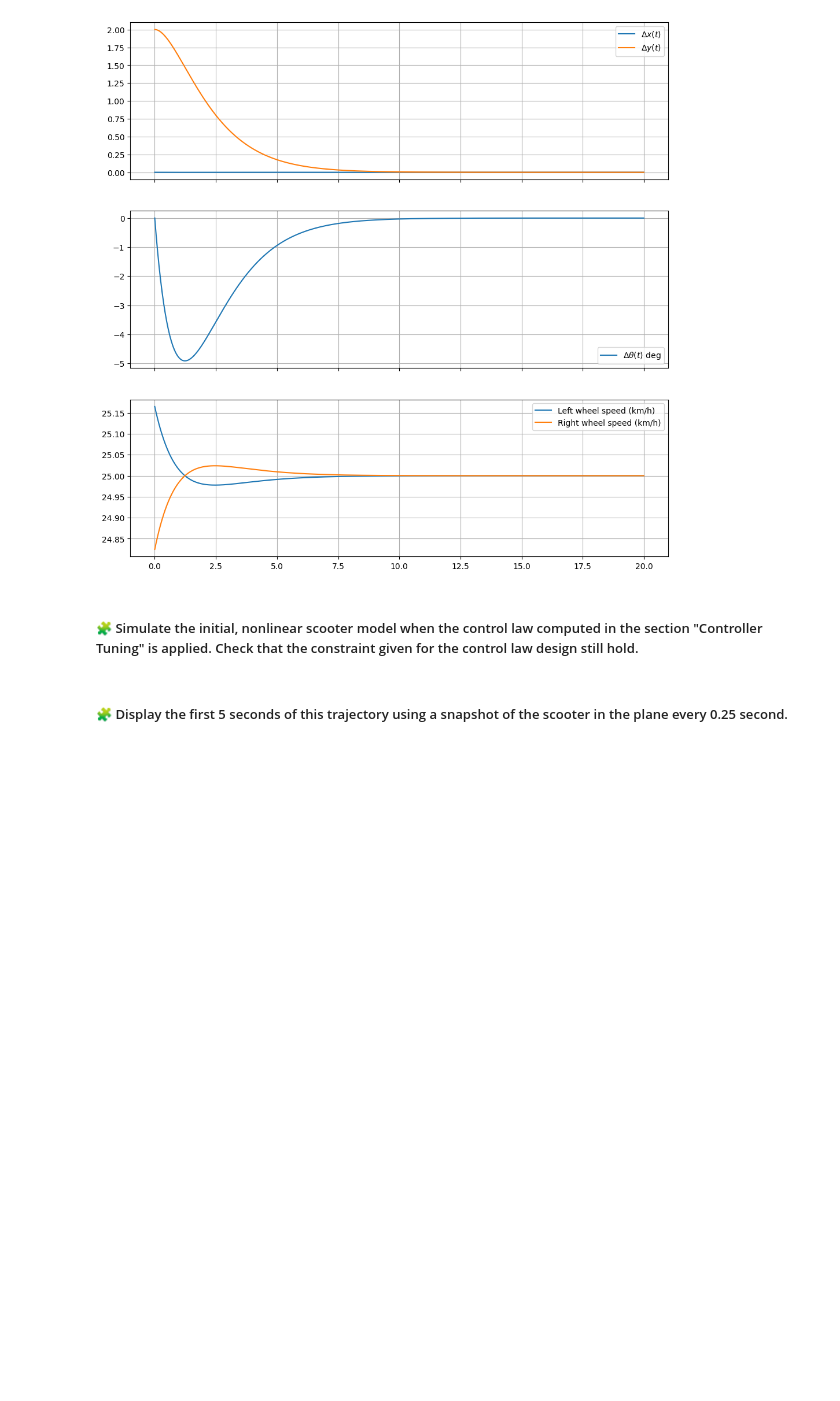
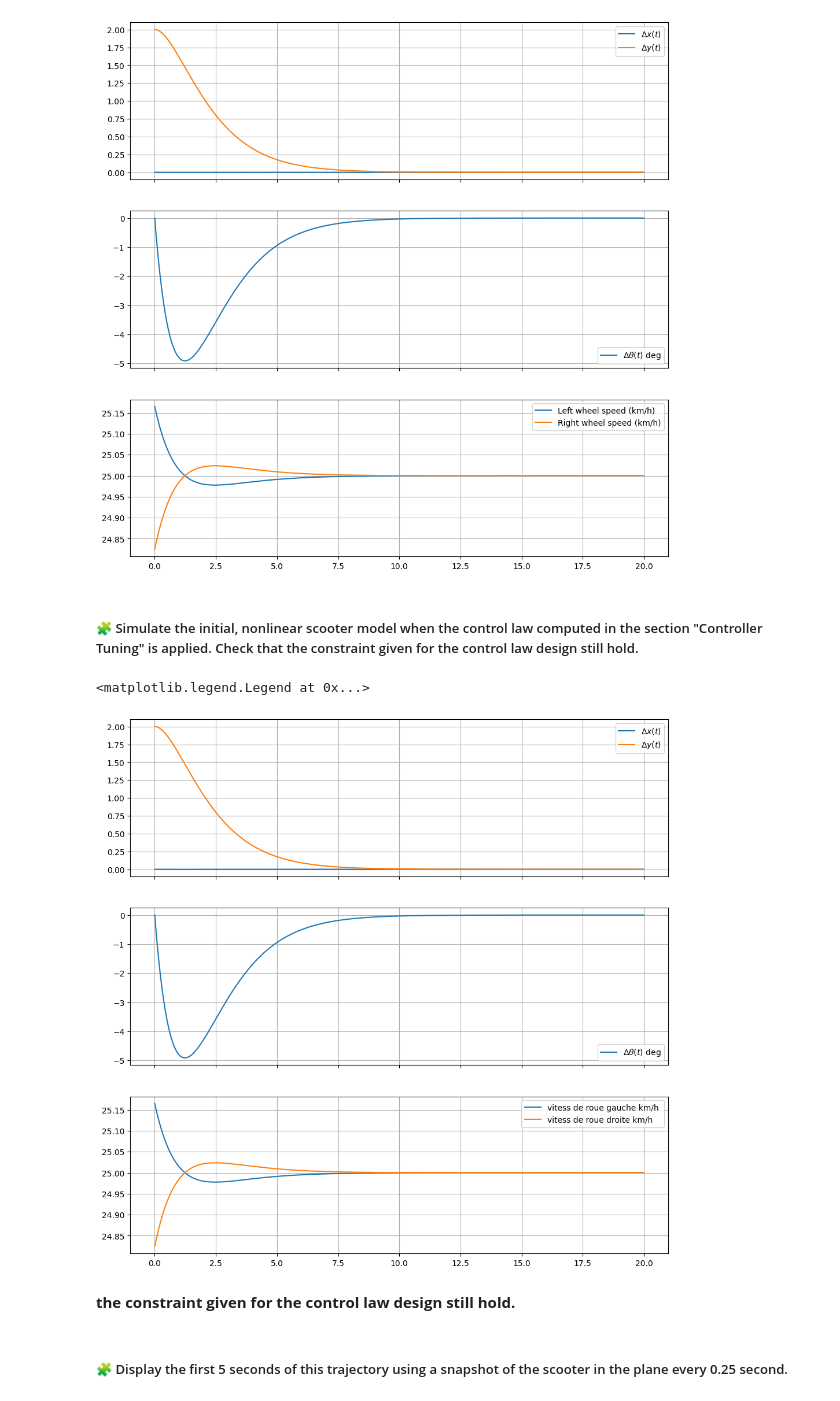
Before and after one commit to yooseeph/control-engineering-with-python-project-2023-2024, a Jupyter notebook: Project-part-3.ipynb, the cells around one changed output. Cells and saved outputs as stored; diff of their text form; code cells hidden in the pictures; blank space fills up the shorter version.

```diff
--- a/Project-part-3.ipynb
+++ b/Project-part-3.ipynb
@@ -617,3 +615,59 @@ pass
+# %%
+def fun(t, xytheta):
+    x, y, theta = xytheta
+    omega_l, omega_r = omega(t, xytheta)
+    dx = r * 0.5 * (omega_l + omega_r) * cos(theta)
+    dy = r * 0.5 * (omega_l + omega_r) * sin(theta)
+    dtheta = r * (omega_r - omega_l) / l
+    return array([dx, dy, dtheta])
+
+tf = 20
+poles = [-0.8,-0.81,-0.82]
+K = place_poles(A,B,poles).gain_matrix
+def deltaOmega(t,deltaX):
+        return -K @ deltaX
+
+results = solve_ivp(
+        fun=lin_fun,
+        t_span=[0, tf],
+        y0=[0, 2, 0],
+        dense_output=True,
+        rtol=1e-6,
+        atol=1e-6
+    )
+
+t = linspace(0.0,tf, 1000)
+dx, dy, dtheta = results["sol"](t)
+fig = figure(figsize=(12, 12))
+ax1, ax2 ,ax3 = fig.subplots(3, 1, sharex=True)
+ax1.grid(True)
+ax1.plot(t, dx, label="$\Delta x(t)$")
+ax1.plot(t, dy, label="$\Delta y(t)$")
+ax1.legend()
+ax2.grid(True)
+ax2.plot(t, dtheta*180/pi, label=r"$\Delta\theta(t)$ deg")
+ax2.legend()
+ax3.grid(True)
+
+
+
+dX = results["sol"](t)
+dOmega = -K @ dX
+dOmega_l = dOmega[0,:]
+dOmega_r = dOmega[1,:]
+
+
+omega_l = dOmega_l + v/r
+omega_r = dOmega_r + v/r
+
+ax3.plot(t, omega_l * r * 3.6, label=r"vitess de roue gauche km/h ")
+ax3.plot(t, omega_r * r * 3.6, label=r"vitess de roue droite km/h ")
+ax3.legend()
+# %% [output]
+<matplotlib.legend.Legend at 0x...>
+[figure, added]
+# %% [markdown]
+**the constraint given for the control law design still hold.**
 # %% [markdown]
 ##### 🧩 Display the first 5 seconds of this trajectory using a snapshot of the scooter in the plane every 0.25 second.
 # %%
```
Also changed, not shown: parts of 1 cell of this notebook.
